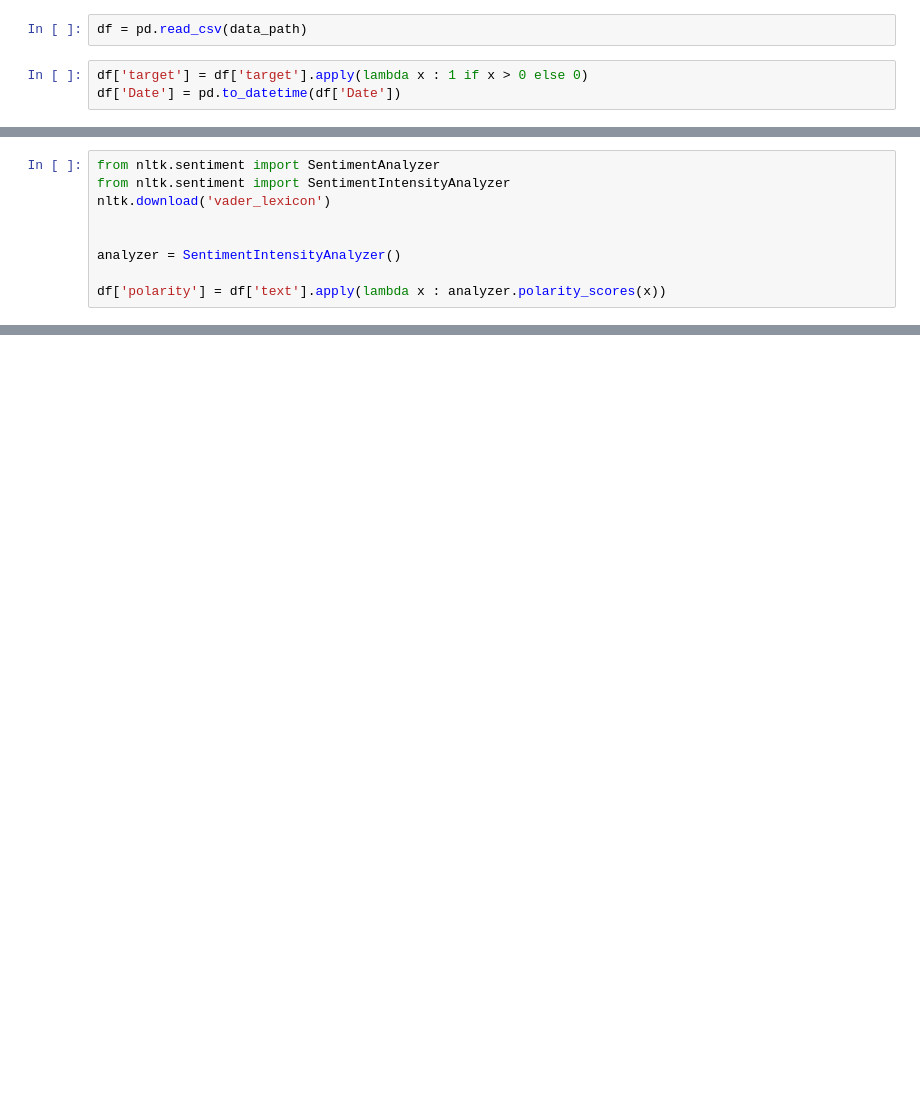
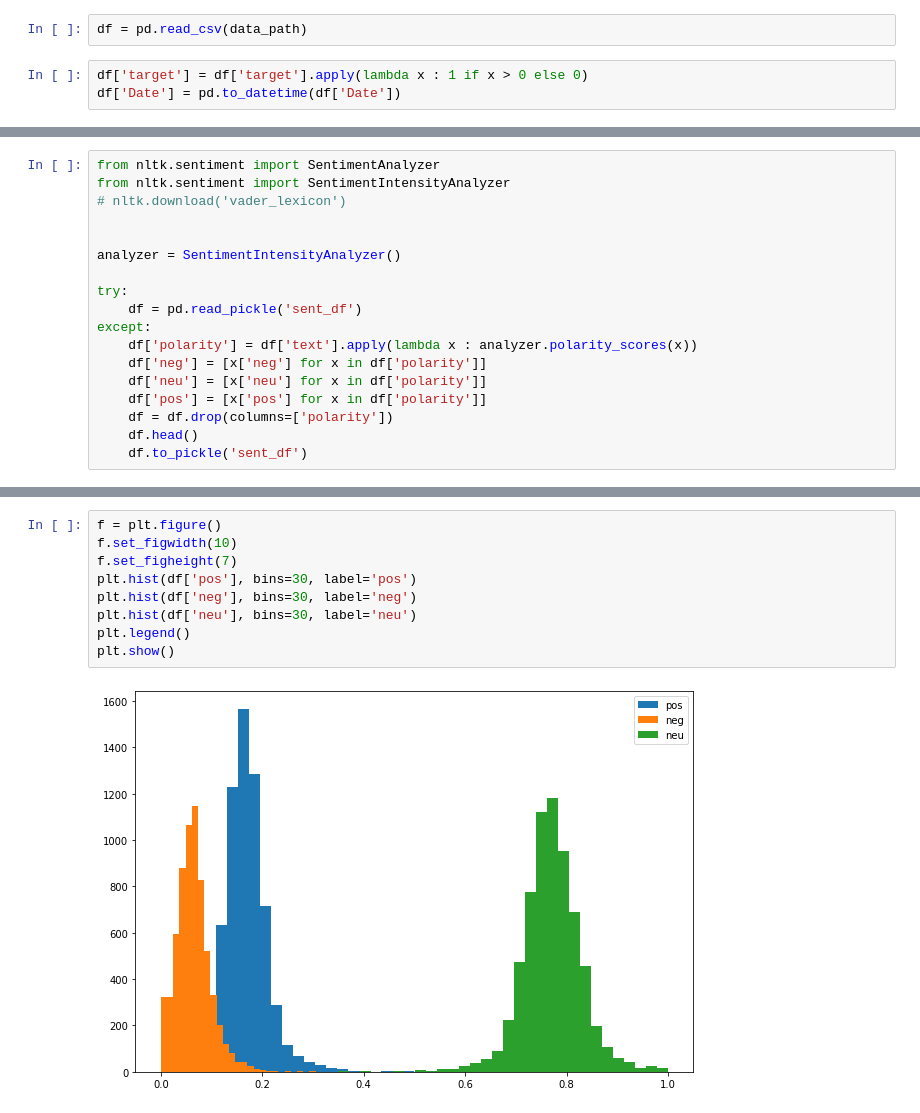
Before and after one commit to benfouch/finalDaScProj, a Jupyter notebook: modeling.ipynb, the cells around one changed output, grey strips where cells are left out. Drawn from its saved outputs; the diff is of its cells as text; blank space fills up the shorter version.

```diff
--- a/modeling.ipynb
+++ b/modeling.ipynb
@@ -48,9 +60,18 @@ df.head()
 # %%
 from nltk.sentiment import SentimentAnalyzer
 from nltk.sentiment import SentimentIntensityAnalyzer
-nltk.download('vader_lexicon')
+# nltk.download('vader_lexicon')
 
 
 analyzer = SentimentIntensityAnalyzer()
 
-df['polarity'] = df['text'].apply(lambda x : analyzer.polarity_scores(x))
+try:
+    df = pd.read_pickle('sent_df')
+except:
+    df['polarity'] = df['text'].apply(lambda x : analyzer.polarity_scores(x))
+    df['neg'] = [x['neg'] for x in df['polarity']]
+    df['neu'] = [x['neu'] for x in df['polarity']]
+    df['pos'] = [x['pos'] for x in df['polarity']]
+    df = df.drop(columns=['polarity'])
+    df.head()
+    df.to_pickle('sent_df')
@@ -90,0 +78,11 @@ Name: polarity, Length: 6567, dtype: object
+# %%
+f = plt.figure()
+f.set_figwidth(10)
+f.set_figheight(7)
+plt.hist(df['pos'], bins=30, label='pos')
+plt.hist(df['neg'], bins=30, label='neg')
+plt.hist(df['neu'], bins=30, label='neu')
+plt.legend()
+plt.show()
+# %% [output]
+[figure, added]
```
Also changed, not shown: parts of 58 cells of this notebook, 3 other files.
